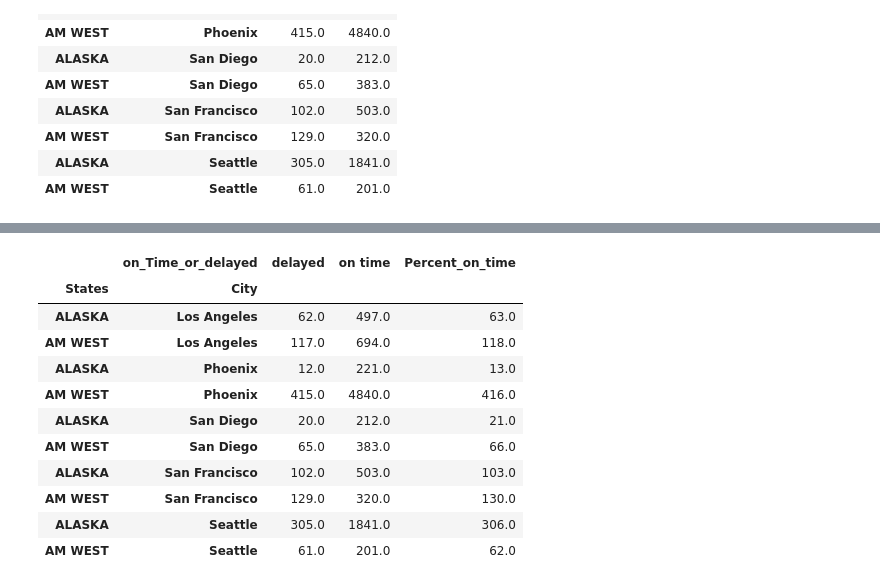
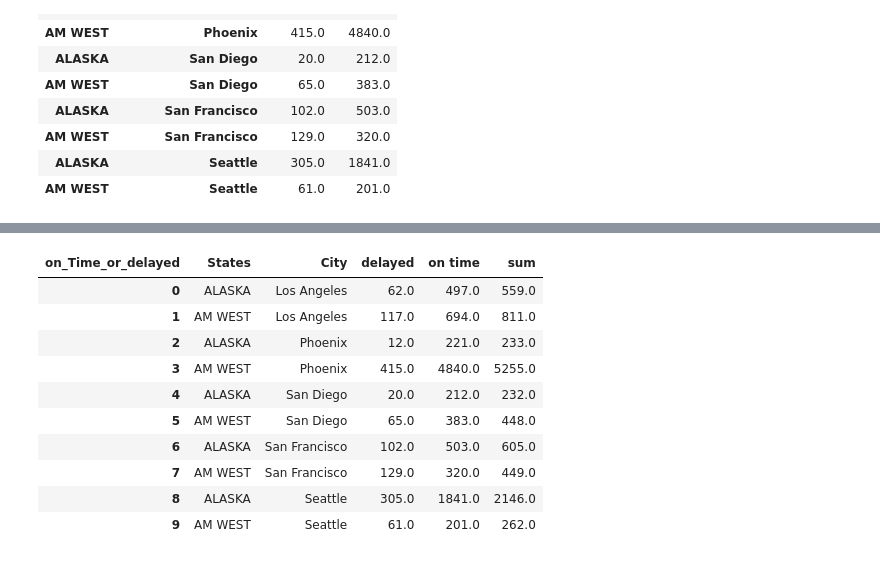
Before and after one commit to Danjstr/AIM-5001, a Jupyter notebook: D_Strauss_w10_ass.ipynb, the cells around one changed output, grey strips where cells are left out. Drawn from its saved outputs; the diff is of its cells as text; code cells hidden in the pictures.

```diff
--- a/D_Strauss_w10_ass.ipynb
+++ b/D_Strauss_w10_ass.ipynb
@@ -125,3 +129,5 @@ pivot
 | AM WEST | San Francisco | 129.0 | 320.0 |
 | ALASKA | Seattle | 305.0 | 1841.0 |
 | AM WEST | Seattle | 61.0 | 201.0 |
+# %%
+pivot.reset_index(inplace=True)
@@ -128,17 +148,16 @@ pivot
 # %%
-pivot['Percent_on_time'] = pivot['on time']/pivot["on time"] + pivot["delayed"]
+pivot['sum'] = pivot["on time"] + pivot["delayed"]
 
 pivot
 # %% [output]
-|  | on_Time_or_delayed | delayed | on time | Percent_on_time |
-| States | City |  |  |  |
-| ALASKA | Los Angeles | 62.0 | 497.0 | 63.0 |
-| AM WEST | Los Angeles | 117.0 | 694.0 | 118.0 |
-| ALASKA | Phoenix | 12.0 | 221.0 | 13.0 |
-| AM WEST | Phoenix | 415.0 | 4840.0 | 416.0 |
-| ALASKA | San Diego | 20.0 | 212.0 | 21.0 |
-| AM WEST | San Diego | 65.0 | 383.0 | 66.0 |
-| ALASKA | San Francisco | 102.0 | 503.0 | 103.0 |
-| AM WEST | San Francisco | 129.0 | 320.0 | 130.0 |
-| ALASKA | Seattle | 305.0 | 1841.0 | 306.0 |
-| AM WEST | Seattle | 61.0 | 201.0 | 62.0 |
+| on_Time_or_delayed | States | City | delayed | on time | sum |
+| 0 | ALASKA | Los Angeles | 62.0 | 497.0 | 559.0 |
+| 1 | AM WEST | Los Angeles | 117.0 | 694.0 | 811.0 |
+| 2 | ALASKA | Phoenix | 12.0 | 221.0 | 233.0 |
+| 3 | AM WEST | Phoenix | 415.0 | 4840.0 | 5255.0 |
+| 4 | ALASKA | San Diego | 20.0 | 212.0 | 232.0 |
+| 5 | AM WEST | San Diego | 65.0 | 383.0 | 448.0 |
+| 6 | ALASKA | San Francisco | 102.0 | 503.0 | 605.0 |
+| 7 | AM WEST | San Francisco | 129.0 | 320.0 | 449.0 |
+| 8 | ALASKA | Seattle | 305.0 | 1841.0 | 2146.0 |
+| 9 | AM WEST | Seattle | 61.0 | 201.0 | 262.0 |
```
Also changed, not shown: parts of 8 cells of this notebook.
